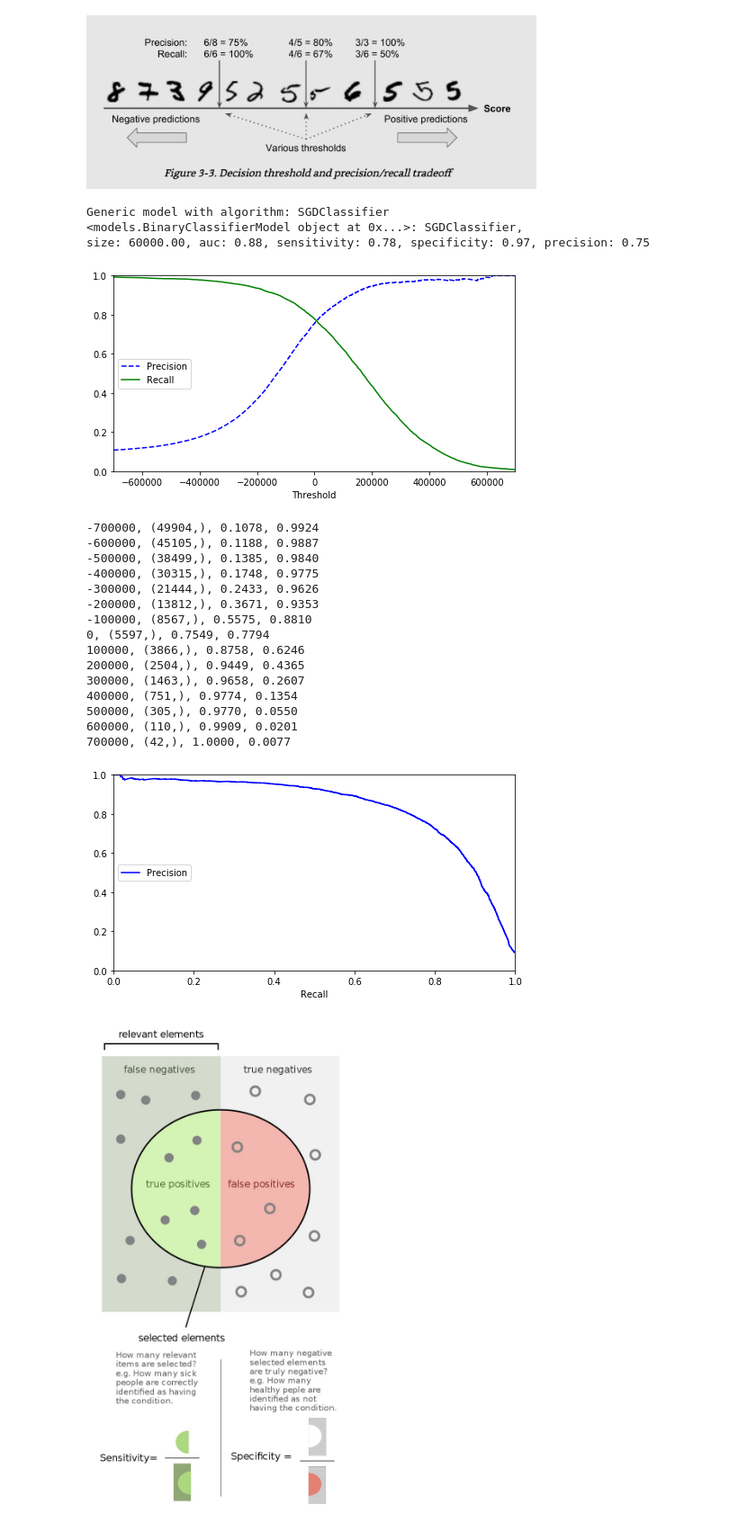
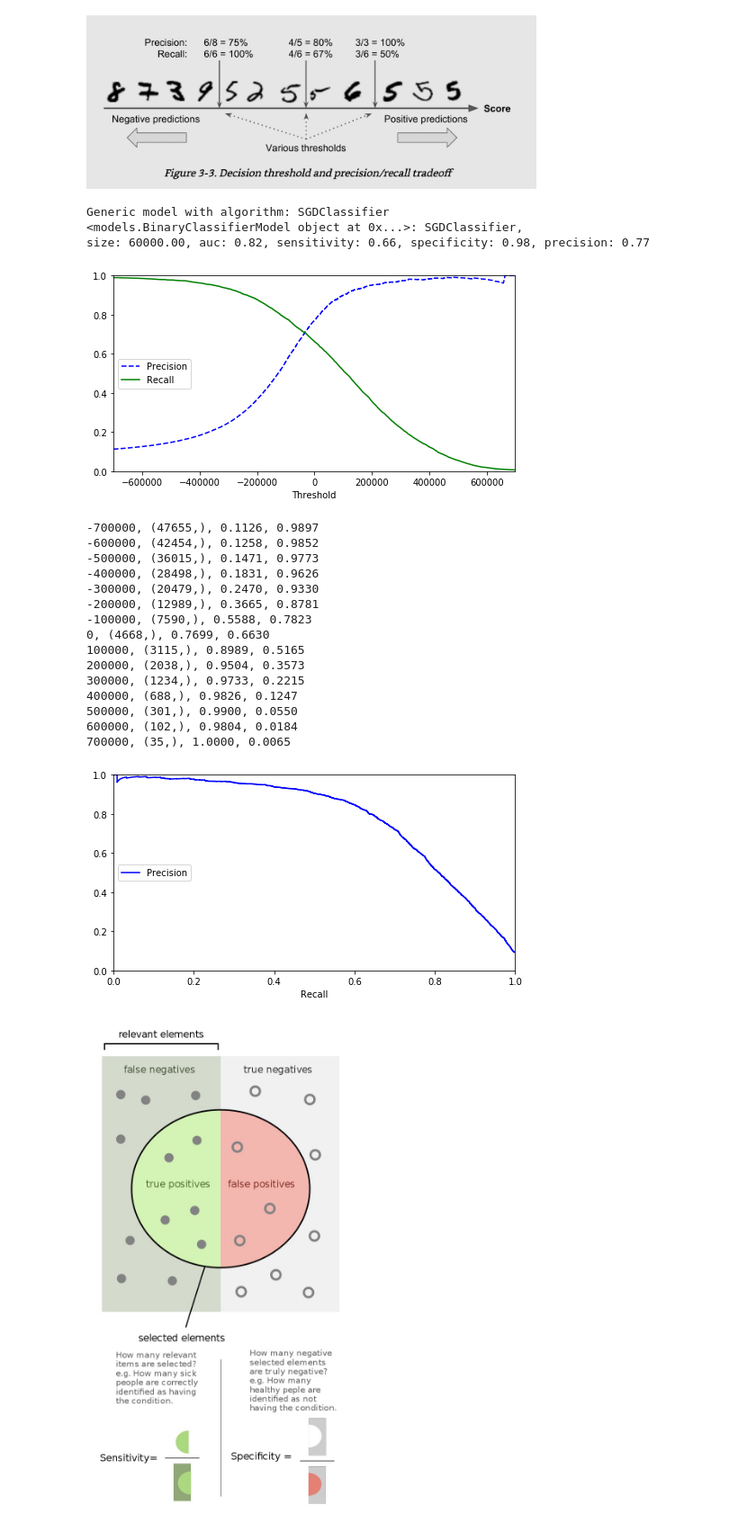
Before and after one commit to garcia-alex/ml-workflows, a Jupyter notebook: ch03.ipynb, the cells around one changed output. Shown: that part at 90% size. Drawn from its saved outputs; the diff is of its cells as text; code cells hidden in the pictures.

Commit message:
streamline usage of cv and method in BinaryClassifierModel

```diff
--- a/ch03.ipynb
+++ b/ch03.ipynb
@@ -39,13 +39,13 @@ from sklearn.linear_model import SGDClassifier
 from models import BinaryClassifierModel as BCM
 
 sgd = BCM(SGDClassifier, max_iter=5, tol=-np.infty, random_state=42)
-sgd.evaluate(features, labels, cv=3)
+sgd.evaluate(features, labels, cv=3, method="decision_function")
 print(sgd)
 print(repr(sgd))
 # %% [output]
 Generic model with algorithm: SGDClassifier
 <models.BinaryClassifierModel object at 0x...>: SGDClassifier,
-size: 60000.00, auc: 0.88, sensitivity: 0.78, specificity: 0.97, precision: 0.75
+size: 60000.00, auc: 0.82, sensitivity: 0.66, specificity: 0.98, precision: 0.77
 # %%
 def prc_graph(p, r, t):
     plt.figure(figsize=(8, 4))
@@ -75,41 +75,41 @@ def roc_graph(fpr, tpr, label=None):
     plt.ylabel("True Positive Rate (Sensitivity)")
     plt.show()
 # %%
-p, r, th, pr = sgd.pc_curve(cv=3, method='decision_function')
+p, r, th = sgd.pc_curve()
 
 prc_graph(p, r, th)
 # %% [output]
-[figure, old version]
+[figure, new version]
 # %%
 from sklearn.metrics import precision_score, recall_score
 
 ths = [100000 * (x - 7) for x in range(15)]
 
 for th in ths:
-    z = (pr > th)
+    z = (sgd.scores > th)
     ps = precision_score(labels, z)
     rs = recall_score(labels, z)
     print(f'{th}, {z[z==True].shape}, {ps:.4f}, {rs:.4f}')
 # %% [output]
--700000, (49904,), 0.1078, 0.9924
--600000, (45105,), 0.1188, 0.9887
--500000, (38499,), 0.1385, 0.9840
--400000, (30315,), 0.1748, 0.9775
--300000, (21444,), 0.2433, 0.9626
--200000, (13812,), 0.3671, 0.9353
--100000, (8567,), 0.5575, 0.8810
-0, (5597,), 0.7549, 0.7794
-100000, (3866,), 0.8758, 0.6246
-200000, (2504,), 0.9449, 0.4365
-300000, (1463,), 0.9658, 0.2607
-400000, (751,), 0.9774, 0.1354
-500000, (305,), 0.9770, 0.0550
-600000, (110,), 0.9909, 0.0201
-700000, (42,), 1.0000, 0.0077
+-700000, (47655,), 0.1126, 0.9897
+-600000, (42454,), 0.1258, 0.9852
+-500000, (36015,), 0.1471, 0.9773
+-400000, (28498,), 0.1831, 0.9626
+-300000, (20479,), 0.2470, 0.9330
+-200000, (12989,), 0.3665, 0.8781
+-100000, (7590,), 0.5588, 0.7823
+0, (4668,), 0.7699, 0.6630
+100000, (3115,), 0.8989, 0.5165
+200000, (2038,), 0.9504, 0.3573
+300000, (1234,), 0.9733, 0.2215
+400000, (688,), 0.9826, 0.1247
+500000, (301,), 0.9900, 0.0550
+600000, (102,), 0.9804, 0.0184
+700000, (35,), 1.0000, 0.0065
 # %%
 pr_graph(p, r)
 # %% [output]
-[figure, old version]
+[figure, new version]
 # %%
 Image(f'{PATH_SCREENSHOTS}/ch03/specificity.jpg', width=300)
 # %% [output]
```
Also changed, not shown: parts of 3 cells of this notebook, 1 other file.
